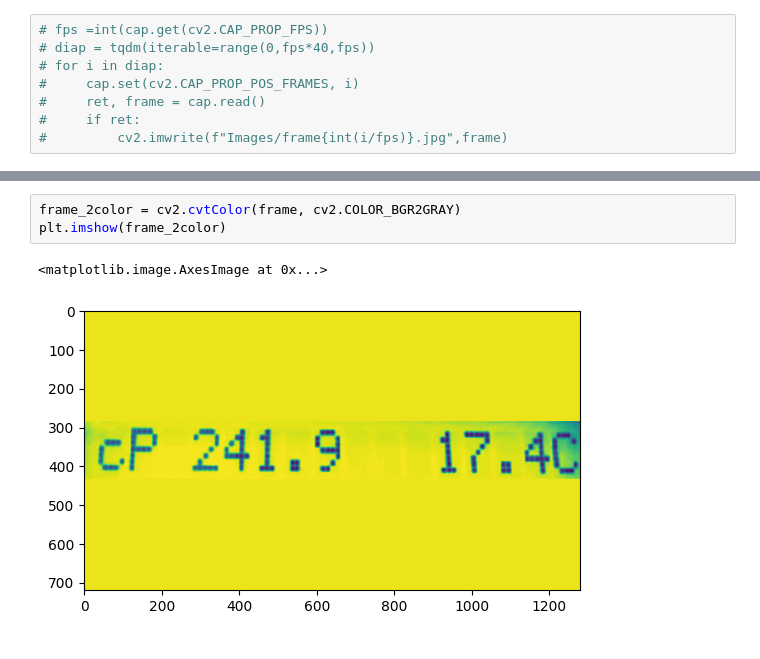
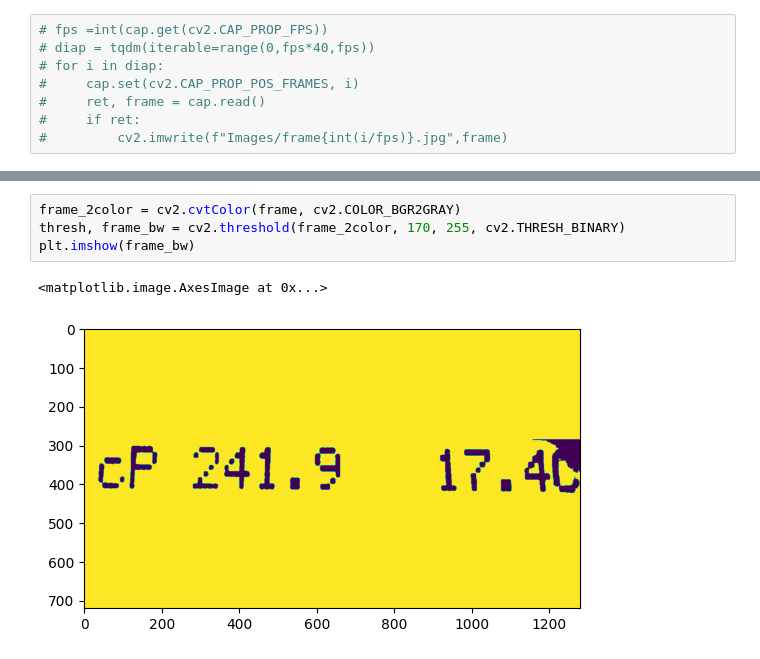
Before and after one commit to EnglishBeach/Diplom-work, a Jupyter notebook: Video_process/to_frames.ipynb, the cells around one changed output, grey strips where cells are left out. Cells and saved outputs as stored; diff of their text form.

```diff
--- a/Video_process/to_frames.ipynb
+++ b/Video_process/to_frames.ipynb
@@ -24,6 +28,7 @@ plt.imshow(frame)
 # %%
 frame_2color = cv2.cvtColor(frame, cv2.COLOR_BGR2GRAY)
-plt.imshow(frame_2color)
+thresh, frame_bw = cv2.threshold(frame_2color, 170, 255, cv2.THRESH_BINARY)
+plt.imshow(frame_bw)
 # %% [output]
 <matplotlib.image.AxesImage at 0x...>
-[figure, old version]
+[figure, new version]
```
Also changed, not shown: parts of 7 cells of this notebook, 2 other files.
